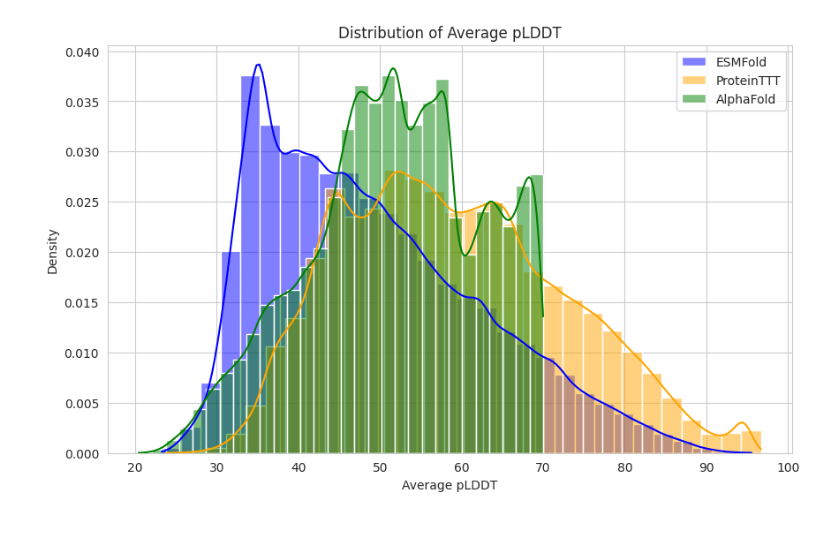
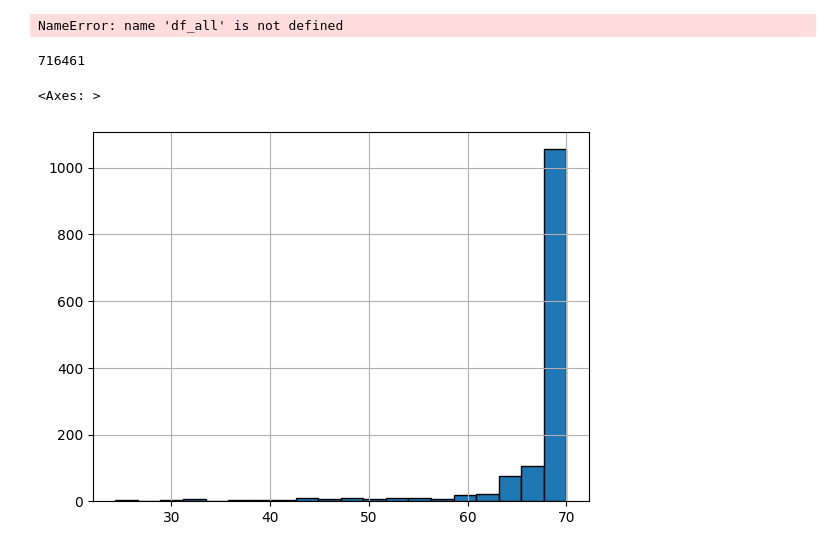
Before and after one commit to pimenol/ProteinTTT, a Jupyter notebook: notebooks/Analysis.ipynb, the cells around one changed output. Cells and saved outputs as stored; diff of their text form; code cells hidden in the pictures.

```diff
--- a/notebooks/Analysis.ipynb
+++ b/notebooks/Analysis.ipynb
@@ -412,16 +1,12 @@ Spearman ρ = -0.104  p = 0
-# %%
-# distribution of pldds
-import matplotlib.pyplot as plt
-import seaborn as sns
-sns.set_style("whitegrid")
-plt.figure(figsize=(10, 6))
-sns.histplot(summary['plddt_ESMFold'], color='blue', label='ESMFold', kde=True, stat="density", bins=30)
-sns.histplot(summary['plddt_ProteinTTT'], color='orange', label='ProteinTTT', kde=True, stat="density", bins=30)
-sns.histplot(summary['plddt_AF'], color='green', label='AlphaFold', kde=True, stat="density", bins=30)
-plt.xlabel('Average pLDDT')
-plt.ylabel('Density')
-plt.title('Distribution of Average pLDDT')
-plt.legend()
-plt.show()
-# %% [output]
-[figure, removed]
+# %%
+import pandas as pd
+# df_filtered = pd.read_csv("/scratch/project/open-35-8/pimenol1/ProteinTTT/ProteinTTT_fresh/bfvd2/summary_to_process_no_duplicates.csv")
+df_all = pd.read_csv("/scratch/project/open-35-8/pimenol1/ProteinTTT/ProteinTTT_fresh/bfvd2/summary.csv")
+summary = pd.read_csv("/scratch/project/open-35-8/pimenol1/ProteinTTT/ProteinTTT_fresh/bfvd2/plddt_summary.csv")
+consistent = pd.read_csv("/scratch/project/open-35-8/pimenol1/ProteinTTT/ProteinTTT_fresh/bfvd2/consistent.csv")
+# summary = summary.drop_duplicates(subset=['sequence'])
+# df_all = df_all.drop_duplicates(subset=['sequence'])
+
+df_all.shape, summary.shape
+# %% [output]
+NameError: name 'df_all' is not defined
@@ -427,0 +17,11 @@ plt.show()
+# %%
+summary.drop_duplicates(subset=['sequence']).query("length.notna()").shape[0]
+# %% [output]
+716461
+# %%
+df = df_all.query("avg_plddt < 70 and length < 450").drop_duplicates(subset=['sequence'])[~df_all['sequence'].isin(summary['sequence'])]
+# %%
+df.avg_plddt.hist(bins=20, edgecolor='black')
+# %% [output]
+<Axes: >
+[figure, added]
```
Also changed, not shown: parts of 35 cells of this notebook, 5 other files.
